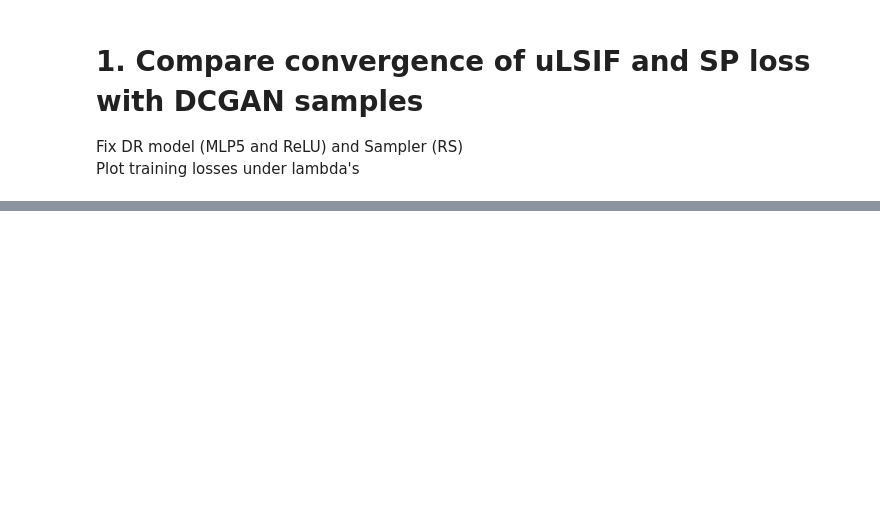
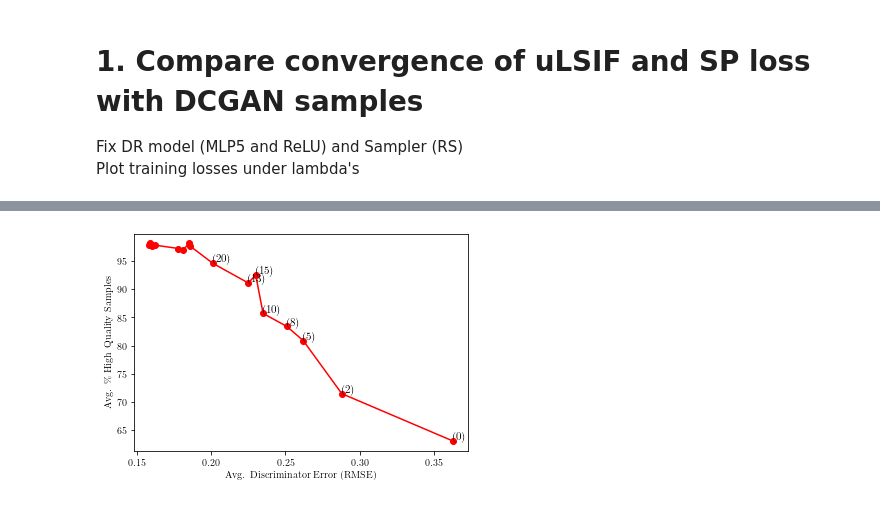
Before and after one commit to UBCDingXin/DDRE_Sampling_GANs, a Jupyter notebook: Simulation/Results_Visualization.ipynb, the cells around one changed output, grey strips where cells are left out. Saved outputs shown, nothing was run; the diff lists cells and outputs as text; code cells hidden in the pictures; blank space fills up the shorter version.

```diff
--- a/Simulation/Results_Visualization.ipynb
+++ b/Simulation/Results_Visualization.ipynb
@@ -137,0 +140,35 @@ f2.savefig(filename_SP, bbox_inches='tight')
+# %%
+import matplotlib.pyplot as plt
+import matplotlib as mpl
+import numpy as np
+import os
+import seaborn as sns
+%matplotlib inline
+
+wd = "/home/xin/OneDrive/Working_directory/DDRE_Sampling_GANs/Simulation"
+os.chdir(wd)
+# %%
+data_file = wd + "/Extra2_percentHQ_versus_disc_err.csv"
+data = np.loadtxt(data_file, delimiter=",")
+data_sort_disc = data[data[:,1].argsort()]
+data_sort_hqs = data[data[:,2].argsort()]
+# %%
+# plot percentHQ versus discErr
+filename = wd + "/Output/saved_images/percentHQ versus avgdiscErr.pdf"
+f1 = plt.figure()
+plt.rc('text', usetex=True)
+plt.rc('font', family='serif')
+plt.plot(data_sort_disc[:,1], data_sort_disc[:,2], c='r', ls='-', marker='o')
+# plt.plot(epoch, DRS_IS, c='b', ls='-', marker='o', label = "DRS")
+# plt.plot(epoch, MHGAN_IS, c='y', ls='-', marker='o', label = "MH-GAN")
+# plt.plot(epoch, OURS_IS, c='g', ls='-', marker='o', label = "DRE-F-SP+RS")
+plt.xlabel("Avg. Discriminator Error (RMSE)")
+plt.ylabel("Avg. \% High Quality Samples")
+# plt.legend(fontsize='small')
+for i in range(len(data_sort_hqs)):
+    if data_sort_hqs[i,0]<=20:
+        plt.text(data_sort_hqs[i,1], data_sort_hqs[i,2]+0.2,  '('+str(int(data_sort_hqs[i,0]))+')', fontsize=11)
+plt.show()
+f1.savefig(filename, bbox_inches='tight')
+# %% [output]
+[figure, added]
```
Also changed, not shown: parts of 53 cells of this notebook, 37 other files.
